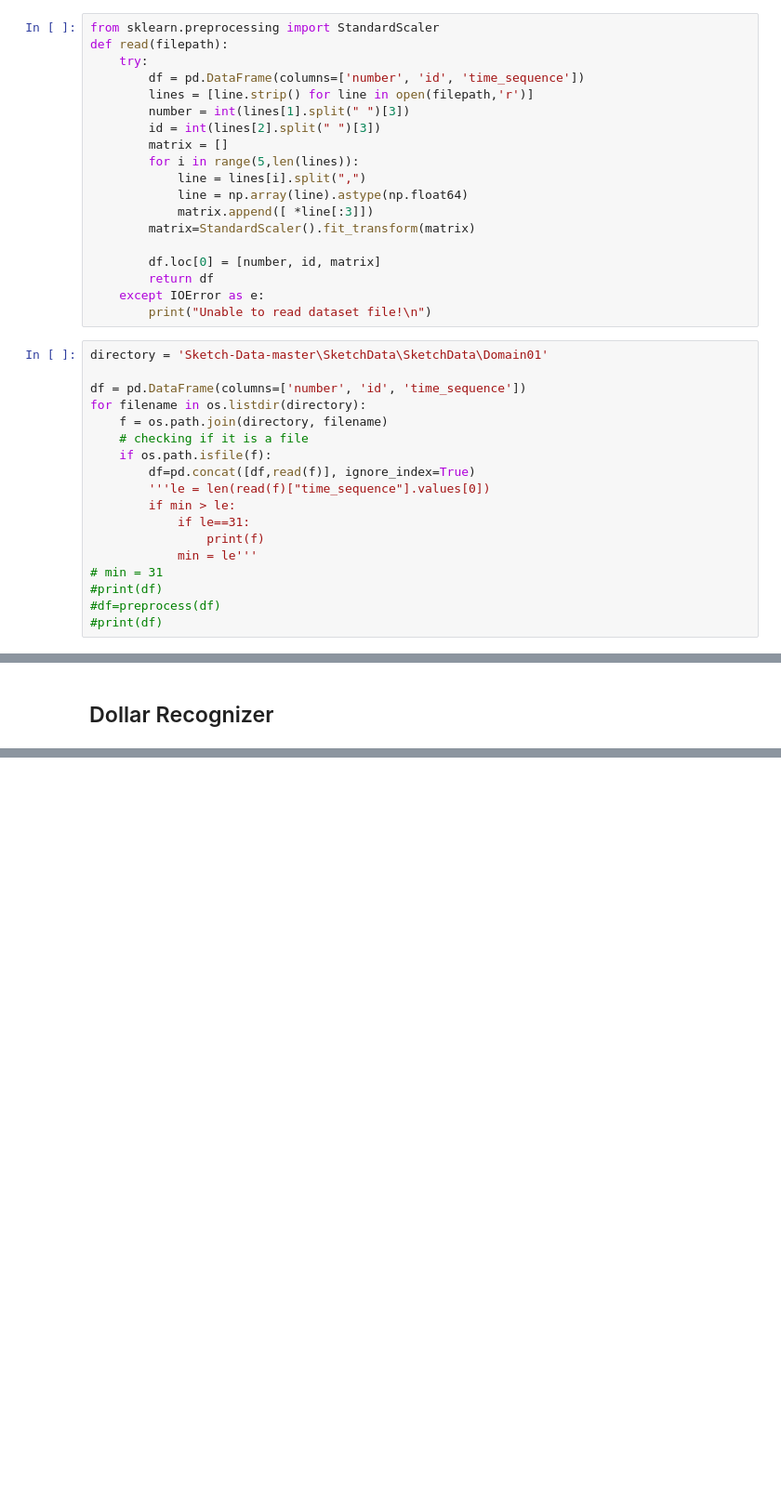
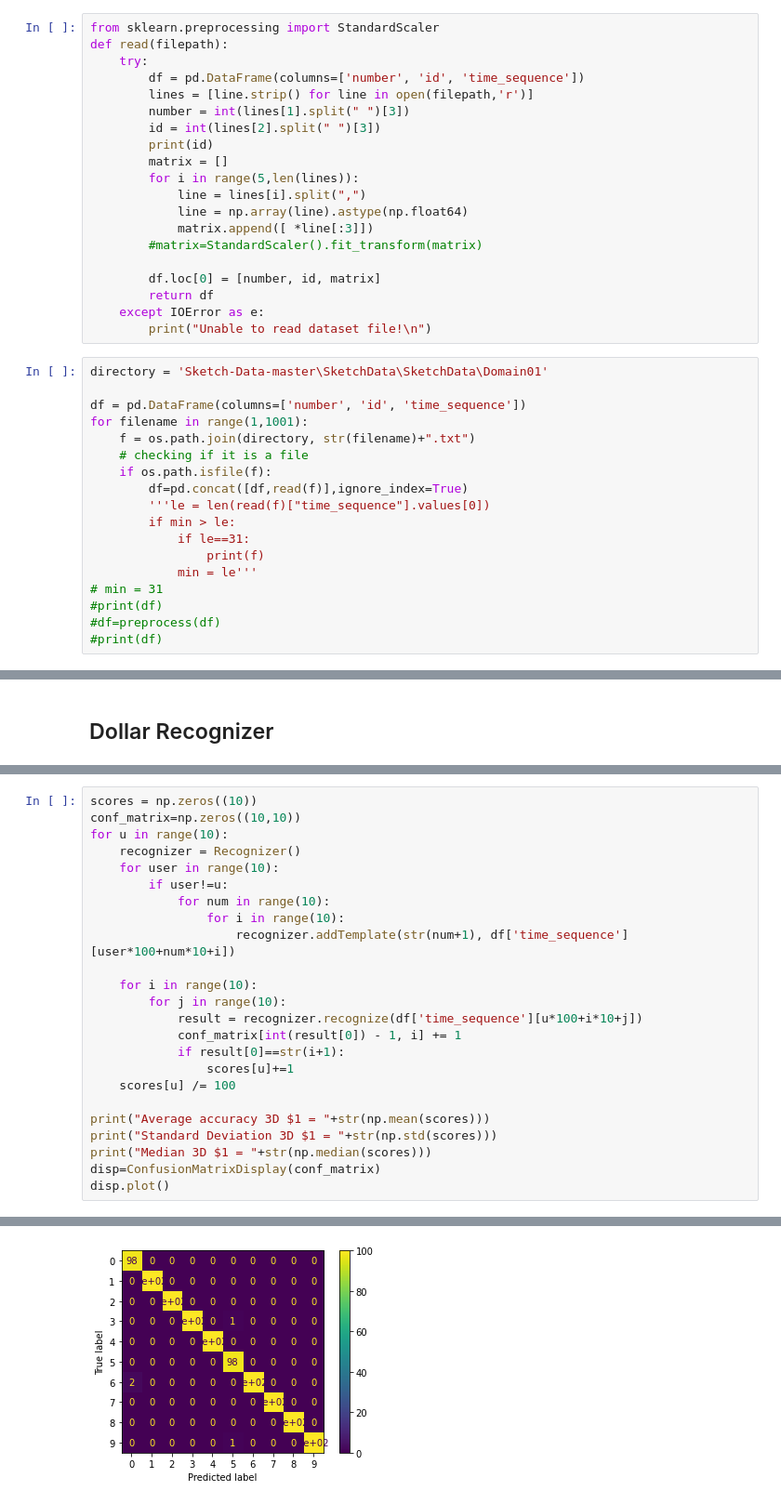
Before and after one commit to nico0001/Data_mining, a Jupyter notebook: Project2/main.ipynb, the cells around one changed output, grey strips where cells are left out. Shown at 93% size. Saved outputs shown, nothing was run; the diff lists cells and outputs as text; blank space fills up the shorter version.

```diff
--- a/Project2/main.ipynb
+++ b/Project2/main.ipynb
@@ -10,12 +10,13 @@ def read(filepath):
         lines = [line.strip() for line in open(filepath,'r')]
         number = int(lines[1].split(" ")[3])
         id = int(lines[2].split(" ")[3])
+        print(id)
         matrix = []
         for i in range(5,len(lines)):
             line = lines[i].split(",")
             line = np.array(line).astype(np.float64)
             matrix.append([ *line[:3]])
-        matrix=StandardScaler().fit_transform(matrix)
+        #matrix=StandardScaler().fit_transform(matrix)
 
         df.loc[0] = [number, id, matrix]
         return df
@@ -25,11 +26,11 @@ def read(filepath):
 directory = 'Sketch-Data-master\SketchData\SketchData\Domain01'
 
 df = pd.DataFrame(columns=['number', 'id', 'time_sequence'])
-for filename in os.listdir(directory):
-    f = os.path.join(directory, filename)
+for filename in range(1,1001):
+    f = os.path.join(directory, str(filename)+".txt")
     # checking if it is a file
     if os.path.isfile(f):
-        df=pd.concat([df,read(f)], ignore_index=True)
+        df=pd.concat([df,read(f)],ignore_index=True)
         '''le = len(read(f)["time_sequence"].values[0])
         if min > le:
             if le==31:
@@ -275,0 +525,25 @@ print(result)
+# %%
+scores = np.zeros((10))
+conf_matrix=np.zeros((10,10))
+for u in range(10):
+    recognizer = Recognizer()
+    for user in range(10):
+        if user!=u:
+            for num in range(10):
+                for i in range(10):
+                    recognizer.addTemplate(str(num+1), df['time_sequence'][user*100+num*10+i])
+
+    for i in range(10):
+        for j in range(10):
+            result = recognizer.recognize(df['time_sequence'][u*100+i*10+j])
+            conf_matrix[int(result[0]) - 1, i] += 1
+            if result[0]==str(i+1):
+                scores[u]+=1
+    scores[u] /= 100
+
+print("Average accuracy 3D $1 = "+str(np.mean(scores)))
+print("Standard Deviation 3D $1 = "+str(np.std(scores)))
+print("Median 3D $1 = "+str(np.median(scores)))
+disp=ConfusionMatrixDisplay(conf_matrix)
+disp.plot()
+# %% [output]
@@ -275,0 +554 @@ print(result)
+[figure, added]
```
Also changed, not shown: parts of 7 cells of this notebook, 6 other files.
